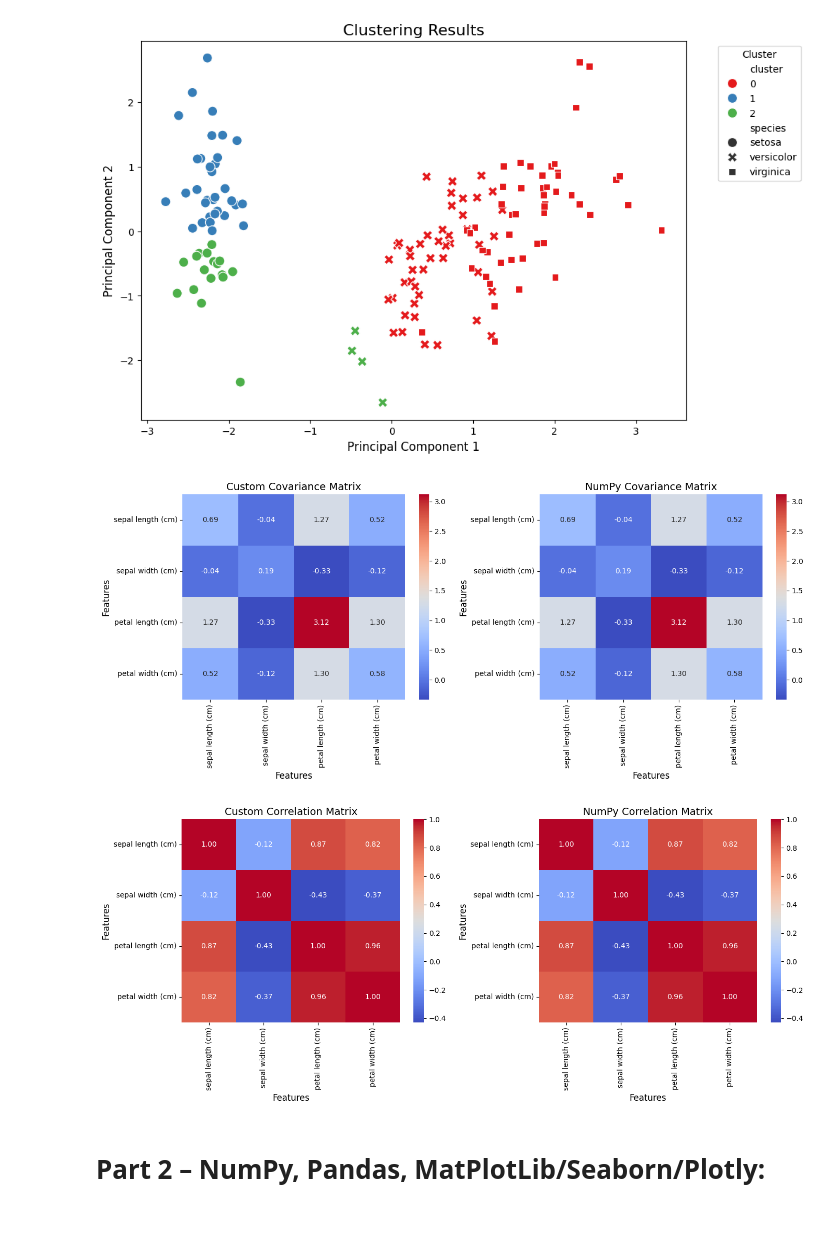
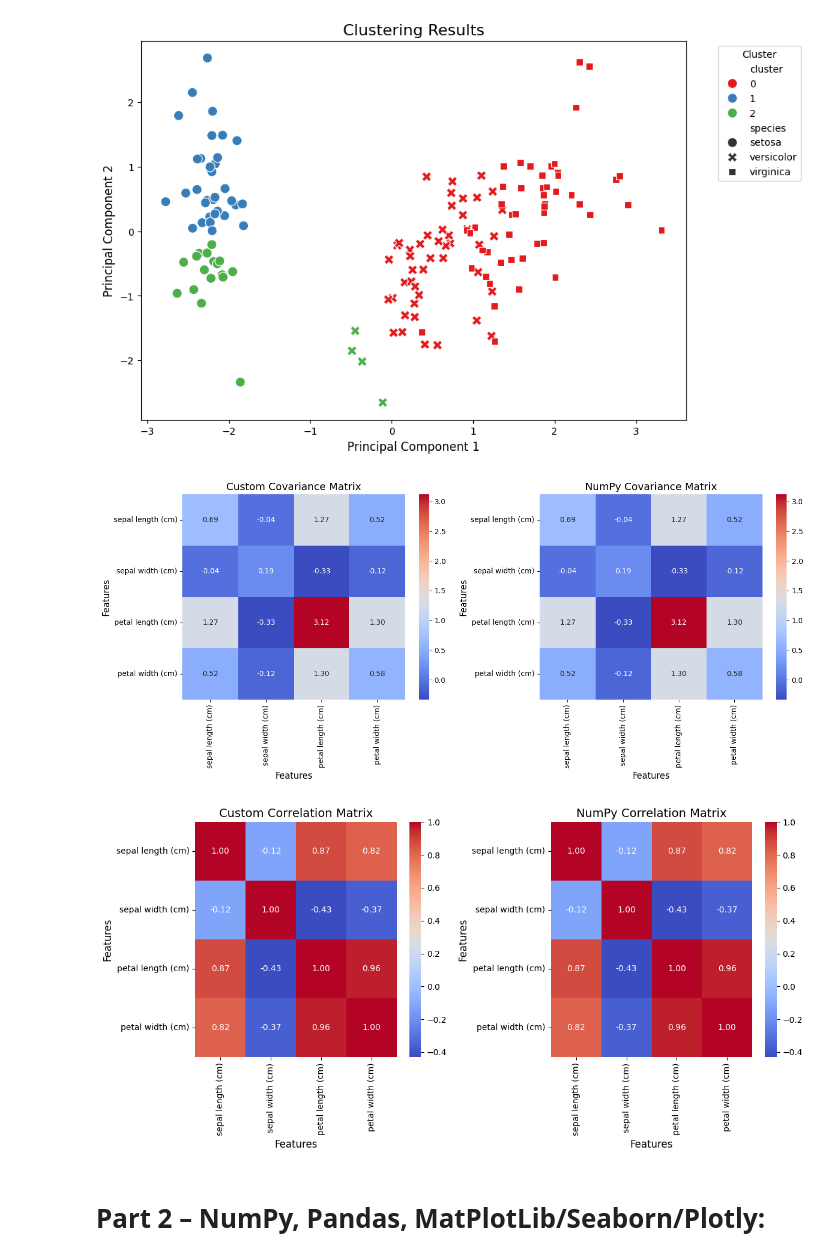
Before and after one commit to amity5/Workshop_MiniProject, a Jupyter notebook: Mini_Project_1_Amit_Yelin.ipynb, the cells around one changed output. Saved outputs shown, nothing was run; the diff lists cells and outputs as text; code cells hidden in the pictures; blank space fills up the shorter version.

```diff
--- a/Mini_Project_1_Amit_Yelin.ipynb
+++ b/Mini_Project_1_Amit_Yelin.ipynb
@@ -175,35 +175,35 @@ plt.subplot(1, 2, 2)
 sns.heatmap(numpy_cov_matrix, annot=True, fmt=".2f", cmap="coolwarm", cbar=True,
             xticklabels=feature_names, yticklabels=feature_names)
 plt.title("NumPy Covariance Matrix", fontsize=14)
 plt.xlabel("Features", fontsize=12)
 plt.ylabel("Features", fontsize=12)
 
 plt.tight_layout()
 plt.show()
 
-plt.figure(figsize=(14, 6))
+plt.figure(figsize=(12, 6))
 
 # Custom corr mat
 plt.subplot(1, 2, 1)
 sns.heatmap(custom_corr_matrix, annot=True, fmt=".2f", cmap="coolwarm", cbar=True,
             xticklabels=feature_names, yticklabels=feature_names)
 plt.title("Custom Correlation Matrix", fontsize=14)
 plt.xlabel("Features", fontsize=12)
 plt.ylabel("Features", fontsize=12)
 
 # NumPy corr mat
 plt.subplot(1, 2, 2)
 sns.heatmap(numpy_corr_matrix, annot=True, fmt=".2f", cmap="coolwarm", cbar=True,
             xticklabels=feature_names, yticklabels=feature_names)
 plt.title("NumPy Correlation Matrix", fontsize=14)
 plt.xlabel("Features", fontsize=12)
 plt.ylabel("Features", fontsize=12)
 
 plt.tight_layout()
 plt.show()
 # %% [output]
 [figure]
-[figure, old version]
+[figure, new version]
 # %% [markdown]
 # **Part 2 – NumPy, Pandas, MatPlotLib/Seaborn/Plotly:**
 # %% [markdown]
```
Also changed, not shown: parts of 2 cells of this notebook.
